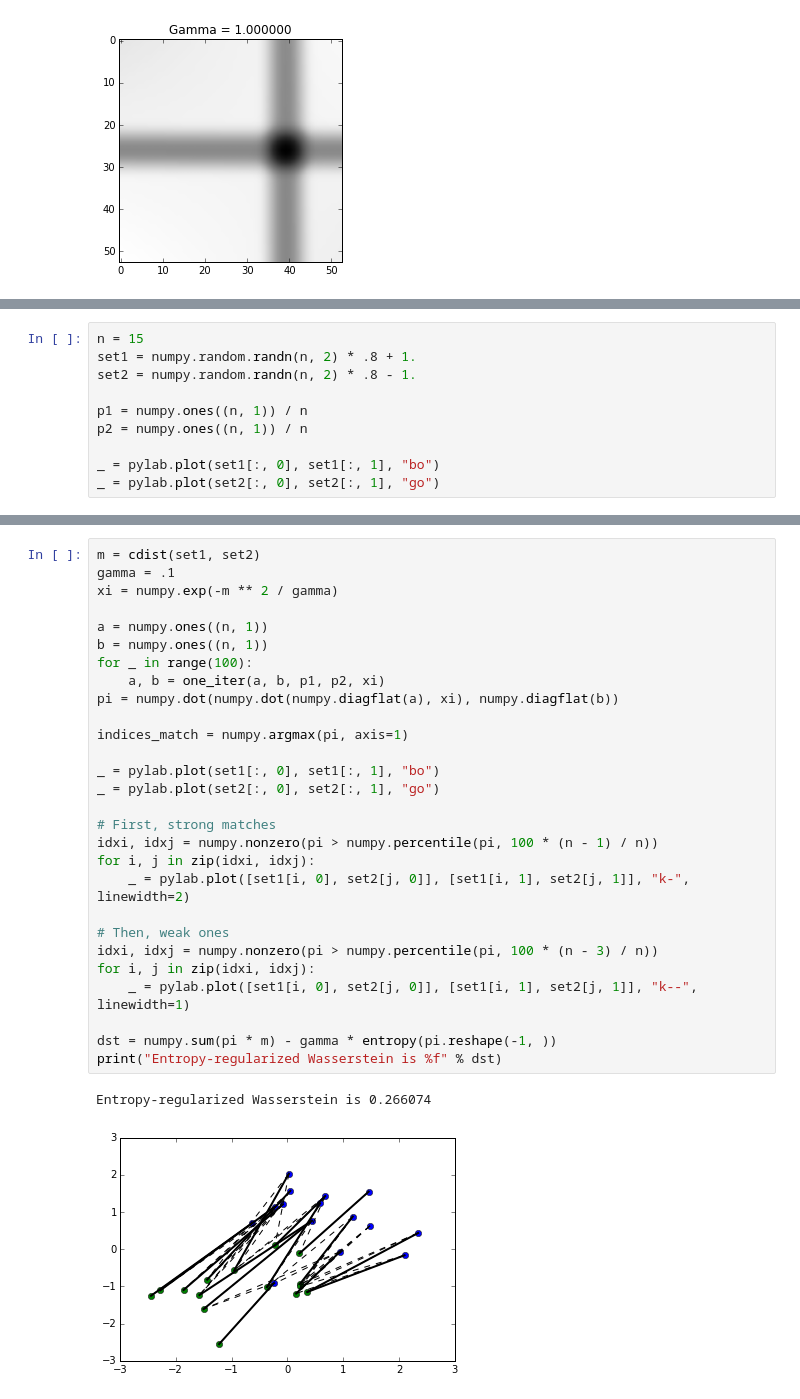
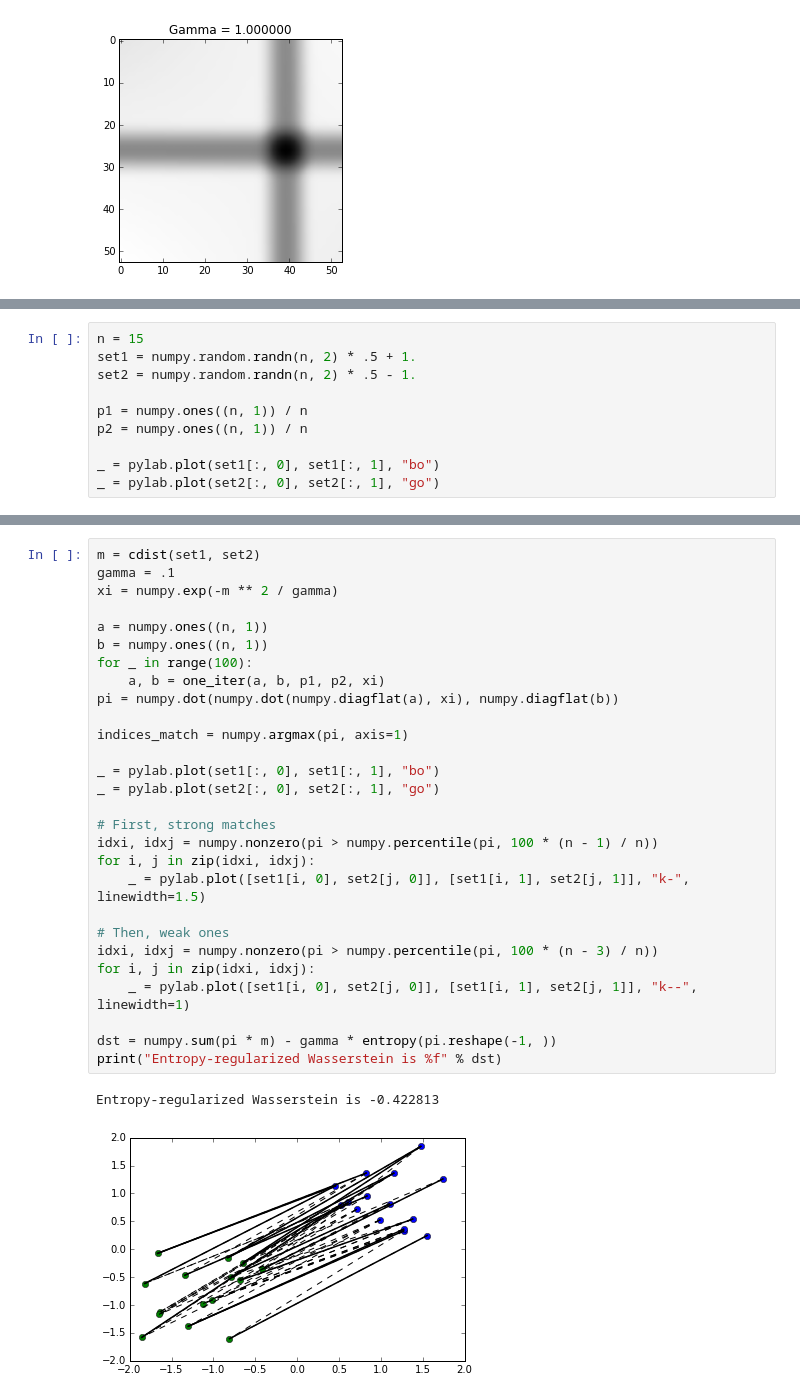
Before and after one commit to afcarl/Homework-1, a Jupyter notebook: pynb/regularized_ot.ipynb, the cells around one changed output, grey strips where cells are left out. Drawn from its saved outputs; the diff is of its cells as text.

```diff
--- a/pynb/regularized_ot.ipynb
+++ b/pynb/regularized_ot.ipynb
@@ -80,7 +81,7 @@ Here, we have two sets of points (green ones and blue ones) and want to assess s
 # %%
 n = 15
-set1 = numpy.random.randn(n, 2) * .8 + 1.
-set2 = numpy.random.randn(n, 2) * .8 - 1.
+set1 = numpy.random.randn(n, 2) * .5 + 1.
+set2 = numpy.random.randn(n, 2) * .5 - 1.
 
 p1 = numpy.ones((n, 1)) / n
 p2 = numpy.ones((n, 1)) / n
@@ -92,31 +93,31 @@ _ = pylab.plot(set2[:, 0], set2[:, 1], "go")
 # %%
 m = cdist(set1, set2)
 gamma = .1
 xi = numpy.exp(-m ** 2 / gamma)
 
 a = numpy.ones((n, 1))
 b = numpy.ones((n, 1))
 for _ in range(100):
     a, b = one_iter(a, b, p1, p2, xi)
 pi = numpy.dot(numpy.dot(numpy.diagflat(a), xi), numpy.diagflat(b))
 
 indices_match = numpy.argmax(pi, axis=1)
 
 _ = pylab.plot(set1[:, 0], set1[:, 1], "bo")
 _ = pylab.plot(set2[:, 0], set2[:, 1], "go")
 
 # First, strong matches
 idxi, idxj = numpy.nonzero(pi > numpy.percentile(pi, 100 * (n - 1) / n))
 for i, j in zip(idxi, idxj):
-    _ = pylab.plot([set1[i, 0], set2[j, 0]], [set1[i, 1], set2[j, 1]], "k-", linewidth=2)
+    _ = pylab.plot([set1[i, 0], set2[j, 0]], [set1[i, 1], set2[j, 1]], "k-", linewidth=1.5)
 
 # Then, weak ones
 idxi, idxj = numpy.nonzero(pi > numpy.percentile(pi, 100 * (n - 3) / n))
 for i, j in zip(idxi, idxj):
     _ = pylab.plot([set1[i, 0], set2[j, 0]], [set1[i, 1], set2[j, 1]], "k--", linewidth=1)
 
 dst = numpy.sum(pi * m) - gamma * entropy(pi.reshape(-1, ))
 print("Entropy-regularized Wasserstein is %f" % dst)
 # %% [output]
-Entropy-regularized Wasserstein is 0.266074
+Entropy-regularized Wasserstein is -0.422813
-[figure, old version]
+[figure, new version]
```
Also changed, not shown: parts of 6 cells of this notebook, 1 other file.
